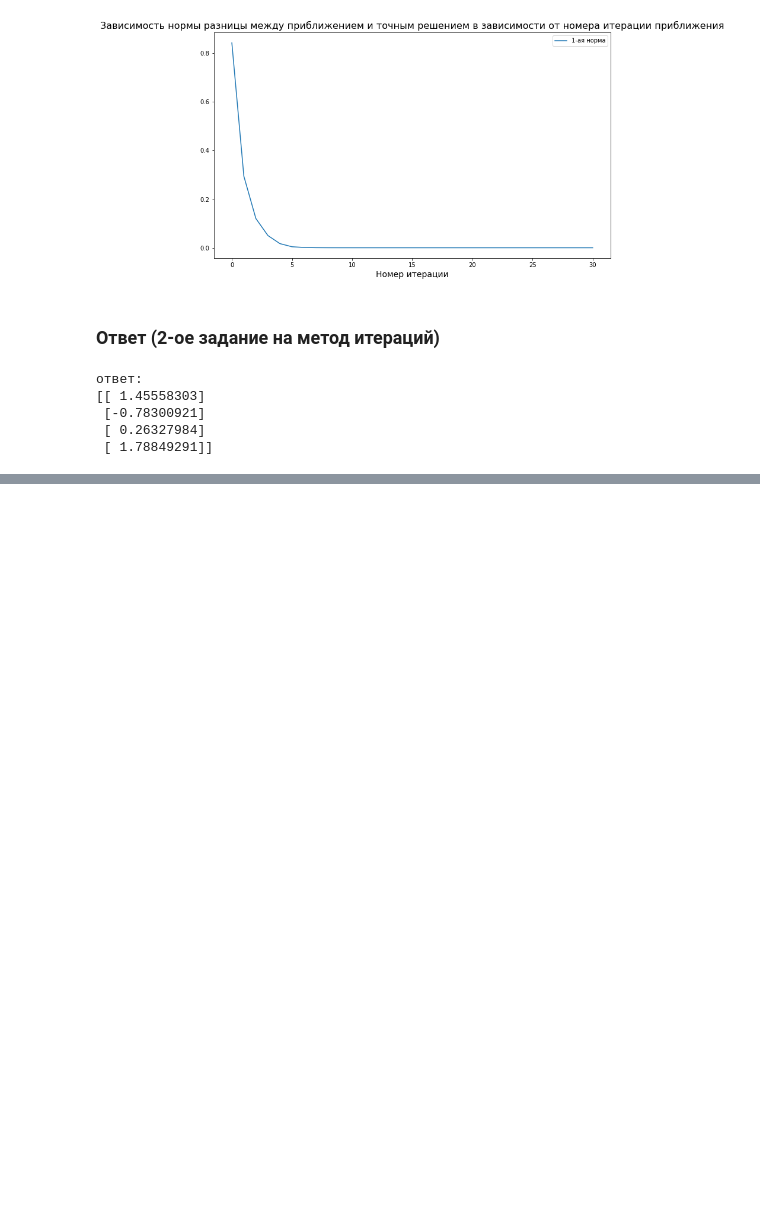
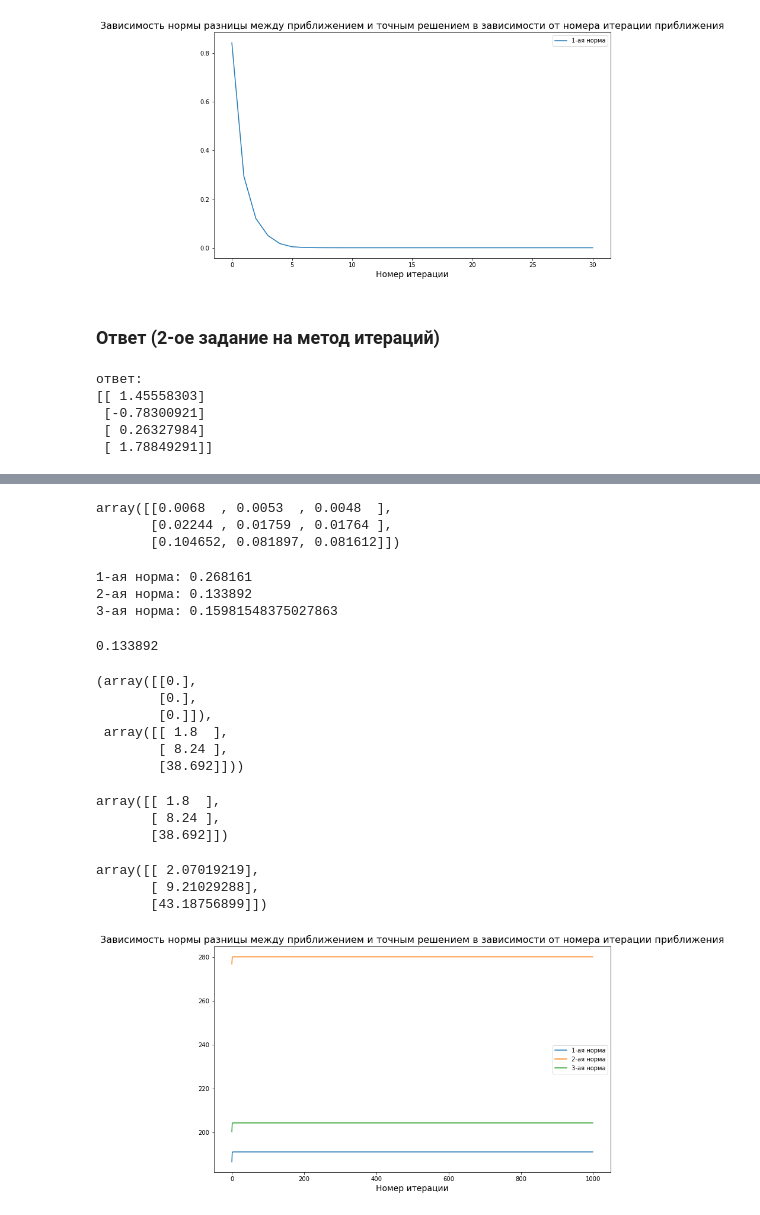
Before and after one commit to Bovrrr/kpfu_3_course_numerical_analisys, a Jupyter notebook: 2_sem_cw_1/solution_.ipynb, the cells around one changed output, grey strips where cells are left out. Saved outputs shown, nothing was run; the diff lists cells and outputs as text; code cells hidden in the pictures; blank space fills up the shorter version.

```diff
--- a/2_sem_cw_1/solution_.ipynb
+++ b/2_sem_cw_1/solution_.ipynb
@@ -158,0 +239,6 @@ print(f"ответ:\n{x}")
+# %%
+F = np.triu(B)
+H = B - F
+
+B_ = np.linalg.inv(np.eye(B.shape[0]) - H) @ F
+b_ = np.linalg.inv(np.eye(B.shape[0]) - H) @ b
@@ -158,0 +257,7 @@ print(f"ответ:\n{x}")
+# %%
+B_ /= 1000
+B_
+# %% [output]
+array([[0.0068  , 0.0053  , 0.0048  ],
+       [0.02244 , 0.01759 , 0.01764 ],
+       [0.104652, 0.081897, 0.081612]])
@@ -158,0 +272,58 @@ print(f"ответ:\n{x}")
+# %%
+# посмотрим на нормы матрицы B_
+q_collection = count_norms(B_)
+q = q_collection[1]
+q
+# %% [output]
+1-ая норма: 0.268161
+2-ая норма: 0.133892
+3-ая норма: 0.15981548375027863
+0.133892
+# %%
+x_0 = np.zeros(B_.shape[0]).reshape(-1, 1)
+x_1 = mi(B_, b_, x_0)
+x_0, x_1
+# %% [output]
+(array([[0.],
+        [0.],
+        [0.]]),
+ array([[ 1.8  ],
+        [ 8.24 ],
+        [38.692]]))
+# %%
+norms = [[] for _ in range(3)]
+
+iterations = int(1e3)
+x = np.copy(x_0)
+for _ in range(iterations):
+    x = mi(B_, b_, x)
+    norms[0].append(norm_1_vec(x - exact_x))
+    norms[1].append(norm_2_vec(x - exact_x))
+    norms[2].append(norm_3_vec(x - exact_x))
+# %%
+x_ = mi(B_, b_, np.zeros(3).reshape(-1, 1))
+x_
+# %% [output]
+array([[ 1.8  ],
+       [ 8.24 ],
+       [38.692]])
+# %%
+x_ = mi(B_, b_, x_)
+x_
+# %% [output]
+array([[ 2.07019219],
+       [ 9.21029288],
+       [43.18756899]])
+# %%
+plt.figure(figsize=(12, 7))
+sns.lineplot(x=list(range(iterations)), y=norms[0], label="1-ая норма")
+sns.lineplot(x=list(range(iterations)), y=norms[1], label="2-ая норма")
+sns.lineplot(x=list(range(iterations)), y=norms[2], label="3-ая норма")
+plt.title(
+    "Зависимость нормы разницы между приближением и точным решением в зависимости от номера итерации приближения",
+    fontsize=16,
+)
+plt.xlabel("Номер итерации", fontsize=14)
+plt.show()
+# %% [output]
+[figure, added]
```
Also changed, not shown: parts of 16 cells of this notebook, 4 other files.
